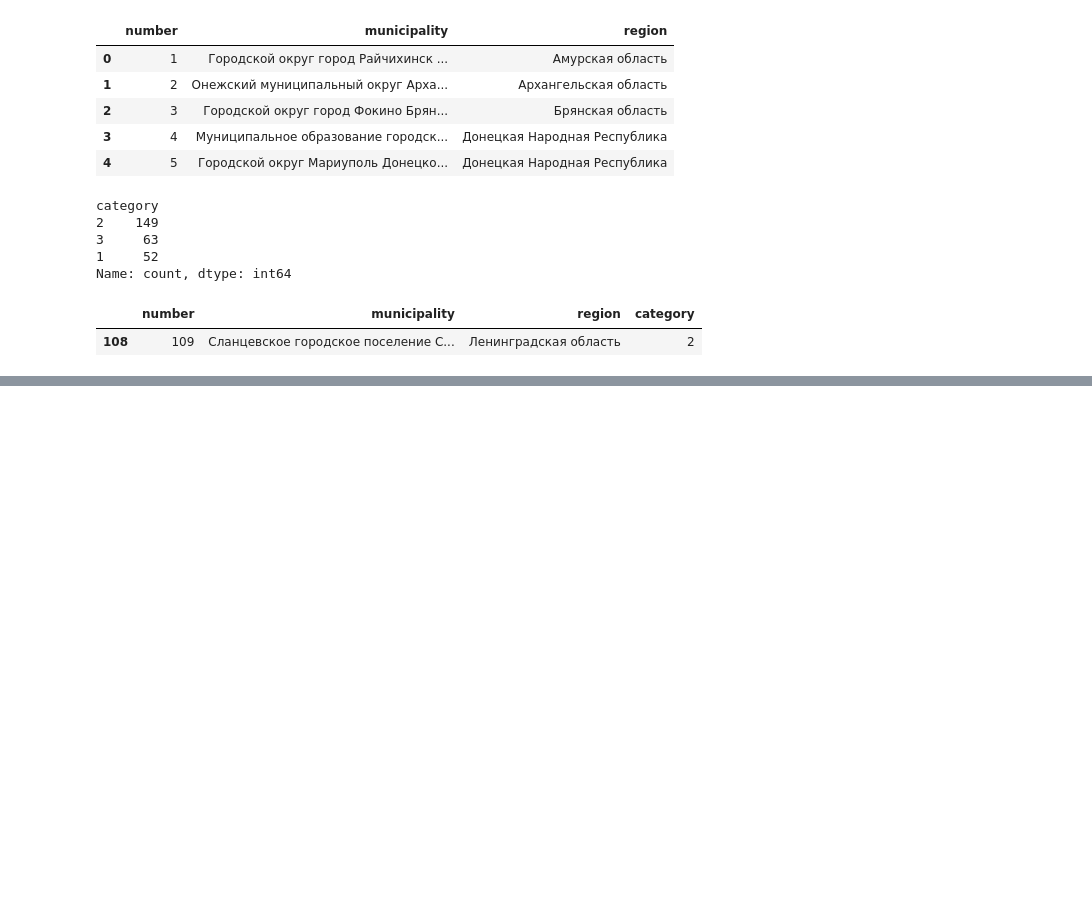
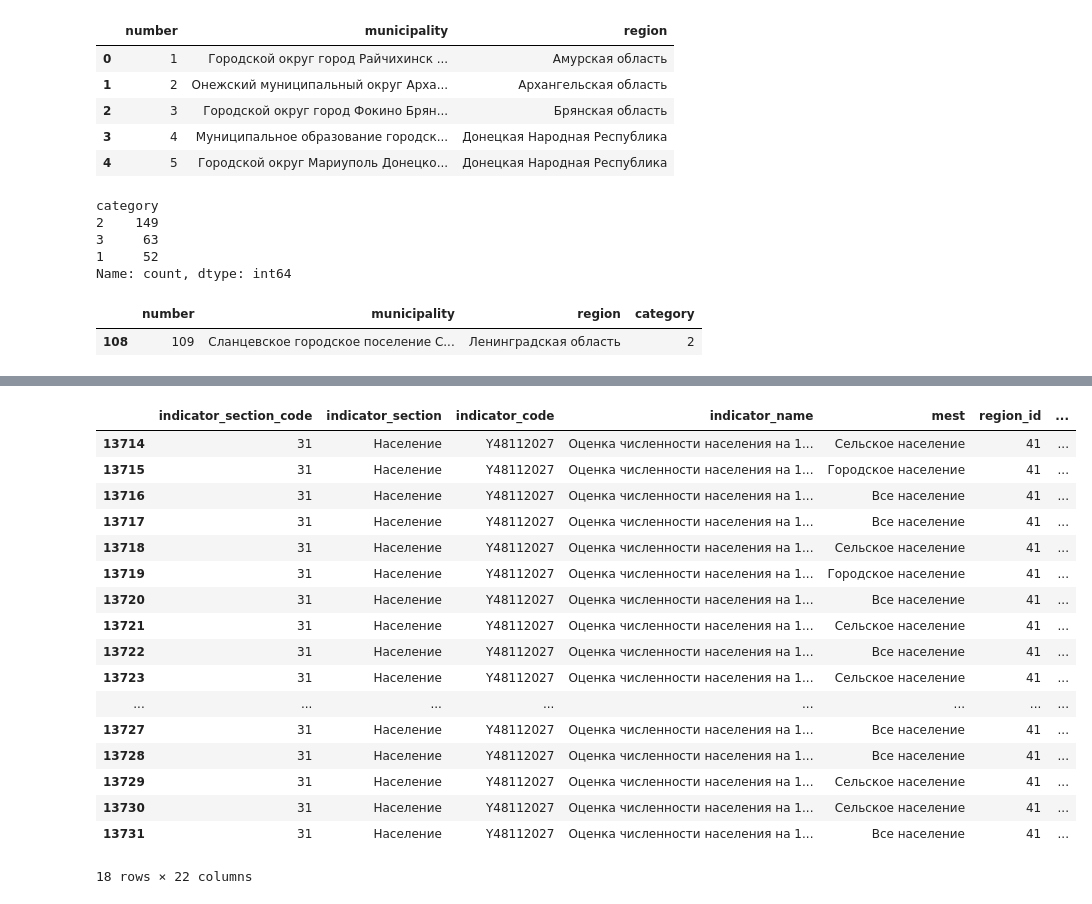
Before and after one commit to evelina-kalugina/-russian-monotowns-typology, a Jupyter notebook: notebooks/01_load_data.ipynb, the cells around one changed output, grey strips where cells are left out. Cells and saved outputs as stored; diff of their text form; code cells hidden in the pictures; blank space fills up the shorter version.

Commit message:
Load monotown list and population data

```diff
--- a/notebooks/01_load_data.ipynb
+++ b/notebooks/01_load_data.ipynb
@@ -29,3 +30,9 @@ mono[mono["municipality"].str.contains("Сланцев")]
 # %% [output]
 |  | number | municipality | region | category |
 | 108 | 109 | Сланцевское городское поселение С... | Ленинградская область | 2 |
+# %%
+#Dataset 2
+population = pd.read_csv(data + "raw\data_Y48112027_year2025_112_v20260928.csv", sep = ";")
+print(population.shape)
+print(population.columns.tolist())
+population.head()
@@ -31,0 +49,21 @@ mono[mono["municipality"].str.contains("Сланцев")]
+# %%
+population[population.apply(lambda row: row.astype(str).str.contains("Сланцев").any(), axis=1)].head(20)
+# %% [output]
+|  | indicator_section_code | indicator_section | indicator_code | indicator_name | mest | region_id | ... |
+| 13714 | 31 | Население | Y48112027 | Оценка численности населения на 1... | Сельское население | 41 | ... |
+| 13715 | 31 | Население | Y48112027 | Оценка численности населения на 1... | Городское население | 41 | ... |
+| 13716 | 31 | Население | Y48112027 | Оценка численности населения на 1... | Все население | 41 | ... |
+| 13717 | 31 | Население | Y48112027 | Оценка численности населения на 1... | Все население | 41 | ... |
+| 13718 | 31 | Население | Y48112027 | Оценка численности населения на 1... | Сельское население | 41 | ... |
+| 13719 | 31 | Население | Y48112027 | Оценка численности населения на 1... | Городское население | 41 | ... |
+| 13720 | 31 | Население | Y48112027 | Оценка численности населения на 1... | Все население | 41 | ... |
+| 13721 | 31 | Население | Y48112027 | Оценка численности населения на 1... | Сельское население | 41 | ... |
+| 13722 | 31 | Население | Y48112027 | Оценка численности населения на 1... | Все население | 41 | ... |
+| 13723 | 31 | Население | Y48112027 | Оценка численности населения на 1... | Сельское население | 41 | ... |
+| ... | ... | ... | ... | ... | ... | ... | ... |
+| 13727 | 31 | Население | Y48112027 | Оценка численности населения на 1... | Все население | 41 | ... |
+| 13728 | 31 | Население | Y48112027 | Оценка численности населения на 1... | Все население | 41 | ... |
+| 13729 | 31 | Население | Y48112027 | Оценка численности населения на 1... | Сельское население | 41 | ... |
+| 13730 | 31 | Население | Y48112027 | Оценка численности населения на 1... | Сельское население | 41 | ... |
+| 13731 | 31 | Население | Y48112027 | Оценка численности населения на 1... | Все население | 41 | ... |
+18 rows × 22 columns
```
Also changed, not shown: parts of 2 cells of this notebook, 2 other files.
